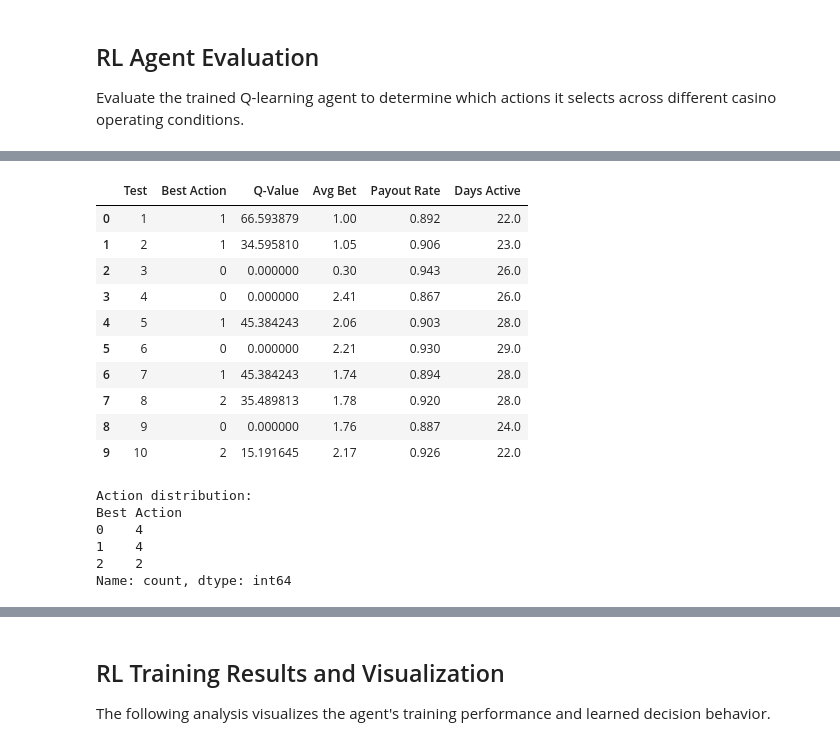
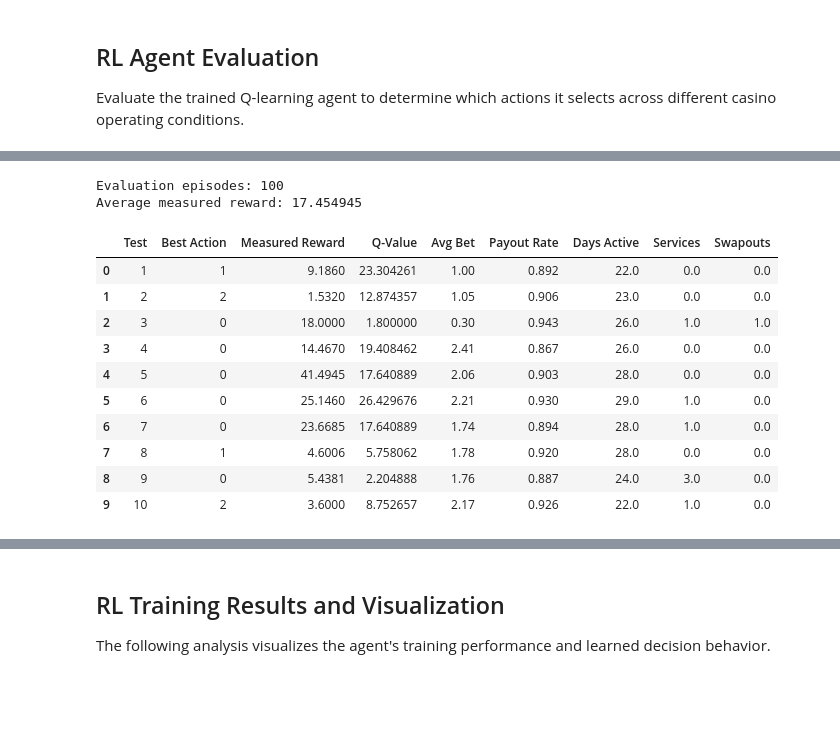
Before and after one commit to christran85-cyber/casino-revenue-rl-optimization, a Jupyter notebook: notebooks/casino_revenue_rl_optimization.ipynb, the cells around one changed output, grey strips where cells are left out. Drawn from its saved outputs; the diff is of its cells as text; code cells hidden in the pictures; blank space fills up the shorter version.

Commit message:
Revise one-step Q-learning and baseline evaluation

```diff
--- a/notebooks/casino_revenue_rl_optimization.ipynb
+++ b/notebooks/casino_revenue_rl_optimization.ipynb
@@ -565,12 +639,11 @@ def choose_action(state):
     else:
         return np.argmax(q_table[tuple(state)])
 # %%
-def update_q_value(state, action, reward, next_state):
+def update_q_value(state, action, reward):
     current_q = q_table[tuple(state)][action]
-    best_next_q = np.max(q_table[tuple(next_state)])
 
     new_q = current_q + alpha * (
-        reward + gamma * best_next_q - current_q
+        reward - current_q
     )
 
     q_table[tuple(state)][action] = new_q
@@ -751,20 +819,10 @@ for episode in range(episodes):
 
     next_obs, reward, terminated, truncated, info = env.step(action)
 
-    next_state_df = pd.DataFrame(
-        [next_obs],
-        columns=state_data.columns
-    )
-
-    next_state = discretizer.transform(
-        next_state_df
-    )[0].astype(int)
-
     update_q_value(
         state,
         action,
-        reward,
-        next_state
+        reward
     )
 
     rewards.append(reward)
@@ -796,54 +854,57 @@ Minimum Q-value: 0.0
 # %%
 test_results = []
 
-for i in range(10):
+for i in range(100):
     obs, info = env.reset()
 
     state_df = pd.DataFrame(
         [obs],
         columns=state_data.columns
     )
 
     state = discretizer.transform(
         state_df
     )[0].astype(int)
 
+    # Select the learned policy's best action.
     q_values = q_table[tuple(state)]
     best_action = np.argmax(q_values)
 
+    # Actually execute the selected action
+    # and measure the resulting reward.
+    next_obs, reward, terminated, truncated, step_info = env.step(
+        best_action
+    )
+
     test_results.append({
         "Test": i + 1,
-        "Best Action": best_action,
-        "Q-Value": q_values[best_action],
-        "Avg Bet": obs[0],
-        "Payout Rate": obs[1],
-        "Days Active": obs[2]
+        "Best Action": int(best_action),
+        "Measured Reward": float(reward),
+        "Q-Value": float(q_values[best_action]),
+        "Avg Bet": float(obs[0]),
+        "Payout Rate": float(obs[1]),
+        "Days Active": float(obs[2]),
+        "Services": float(obs[3]),
+        "Swapouts": float(obs[4])
     })
 
 results_df = pd.DataFrame(test_results)
 
-results_df
+print("Evaluation episodes:", len(results_df))
+print("Average measured reward:", results_df["Measured Reward"].mean())
+
+results_df.head(10)
 # %% [output]
+Evaluation episodes: 100
+Average measured reward: 17.454945
-|  | Test | Best Action | Q-Value | Avg Bet | Payout Rate | Days Active |
-| 0 | 1 | 1 | 66.593879 | 1.00 | 0.892 | 22.0 |
-| 1 | 2 | 1 | 34.595810 | 1.05 | 0.906 | 23.0 |
-| 2 | 3 | 0 | 0.000000 | 0.30 | 0.943 | 26.0 |
-| 3 | 4 | 0 | 0.000000 | 2.41 | 0.867 | 26.0 |
-| 4 | 5 | 1 | 45.384243 | 2.06 | 0.903 | 28.0 |
-| 5 | 6 | 0 | 0.000000 | 2.21 | 0.930 | 29.0 |
-| 6 | 7 | 1 | 45.384243 | 1.74 | 0.894 | 28.0 |
-| 7 | 8 | 2 | 35.489813 | 1.78 | 0.920 | 28.0 |
-| 8 | 9 | 0 | 0.000000 | 1.76 | 0.887 | 24.0 |
-| 9 | 10 | 2 | 15.191645 | 2.17 | 0.926 | 22.0 |
+|  | Test | Best Action | Measured Reward | Q-Value | Avg Bet | Payout Rate | Days Active | Services | Swapouts |
+| 0 | 1 | 1 | 9.1860 | 23.304261 | 1.00 | 0.892 | 22.0 | 0.0 | 0.0 |
+| 1 | 2 | 2 | 1.5320 | 12.874357 | 1.05 | 0.906 | 23.0 | 0.0 | 0.0 |
+| 2 | 3 | 0 | 18.0000 | 1.800000 | 0.30 | 0.943 | 26.0 | 1.0 | 1.0 |
+| 3 | 4 | 0 | 14.4670 | 19.408462 | 2.41 | 0.867 | 26.0 | 0.0 | 0.0 |
+| 4 | 5 | 0 | 41.4945 | 17.640889 | 2.06 | 0.903 | 28.0 | 0.0 | 0.0 |
+| 5 | 6 | 0 | 25.1460 | 26.429676 | 2.21 | 0.930 | 29.0 | 1.0 | 0.0 |
+| 6 | 7 | 0 | 23.6685 | 17.640889 | 1.74 | 0.894 | 28.0 | 1.0 | 0.0 |
+| 7 | 8 | 1 | 4.6006 | 5.758062 | 1.78 | 0.920 | 28.0 | 0.0 | 0.0 |
+| 8 | 9 | 0 | 5.4381 | 2.204888 | 1.76 | 0.887 | 24.0 | 3.0 | 0.0 |
+| 9 | 10 | 2 | 3.6000 | 8.752657 | 2.17 | 0.926 | 22.0 | 1.0 | 0.0 |
-# %%
-action_counts = results_df["Best Action"].value_counts().sort_index()
-
-print("Action distribution:")
-print(action_counts)
-# %% [output]
-Action distribution:
-Best Action
-0    4
-1    4
-2    2
-Name: count, dtype: int64
```
Also changed, not shown: parts of 29 cells of this notebook.
